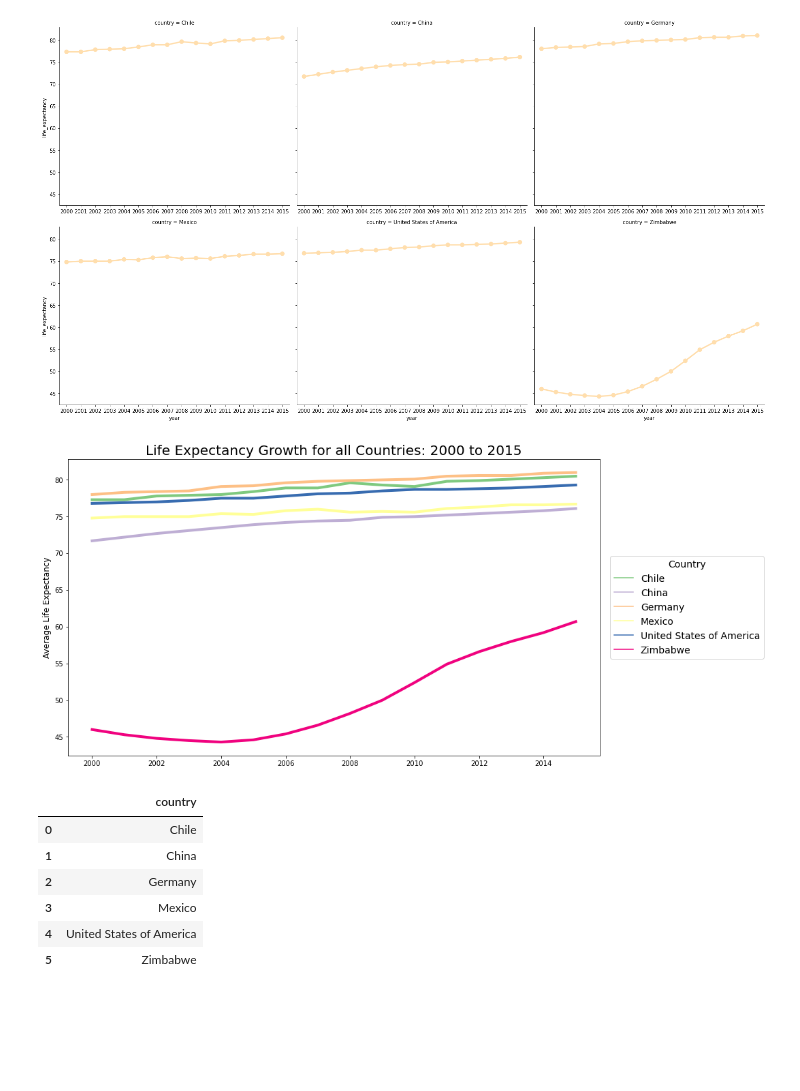
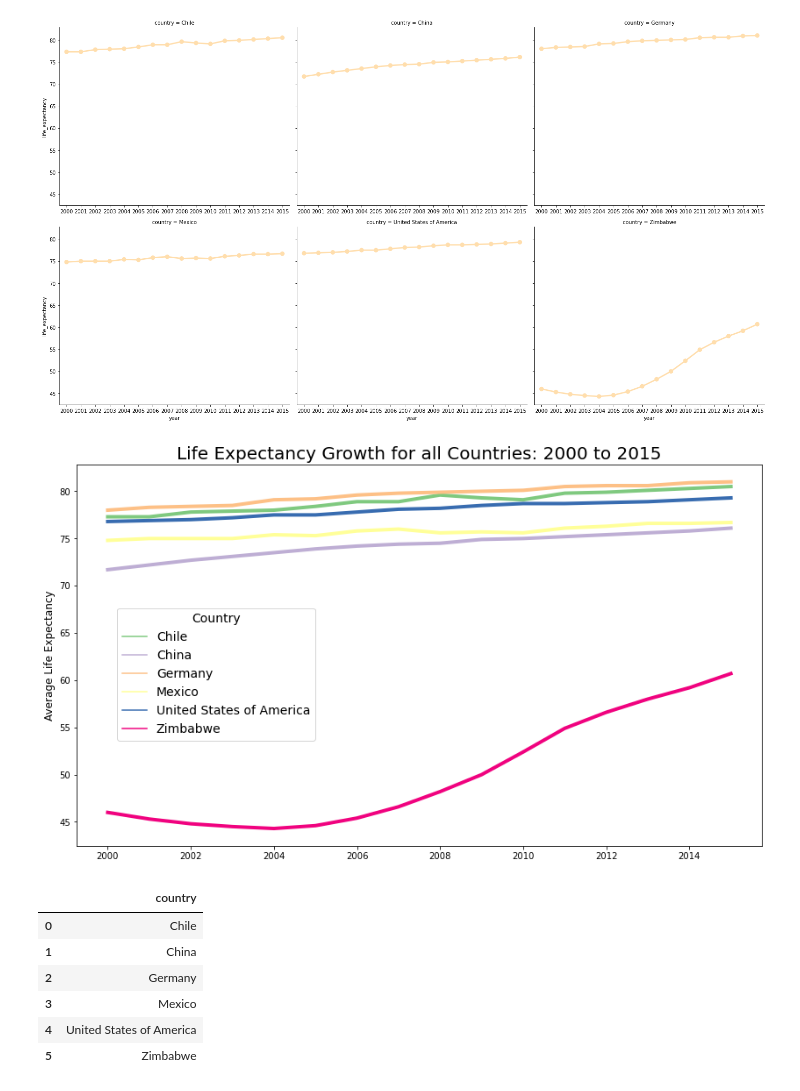
Before and after one commit to rj-pal/Codecademy, a Jupyter notebook: Life-Expectancy-and-GDP-Starter/life_expectancy_gdp.ipynb, the cells around one changed output. Saved outputs shown, nothing was run; the diff lists cells and outputs as text; code cells hidden in the pictures; blank space fills up the shorter version.

Commit message:
Updated visualizations

```diff
--- a/Life-Expectancy-and-GDP-Starter/life_expectancy_gdp.ipynb
+++ b/Life-Expectancy-and-GDP-Starter/life_expectancy_gdp.ipynb
@@ -95,21 +95,21 @@ plt.show()
 # %%
 plt.figure(figsize=(14, 8))
 ax = sns.lineplot(x='year', y='life_expectancy', hue='country', data=data, palette='Accent', linewidth=4)
 ax.set_title(f'Life Expectancy Growth for all Countries: 2000 to 2015', fontsize=20)
 ax.set_xlabel("")
 ax.set_ylabel("Average Life Expectancy", fontsize=12)
-# xticks = ax.get_xticks()
-# ax.set_xticks(xticks)
-# xticklabels = ax.get_xticklabels()
-# ax.set_xticklabels(xticklabels, fontsize=12)
-ax.legend(loc='center left',bbox_to_anchor=(1.01, 0.5), title='Country', title_fontsize=14, prop={'size': 14})
+ax.legend(loc='center left',bbox_to_anchor=(0.05, 0.45), title='Country', title_fontsize=14, prop={'size': 14})
+
+# v1 image info
+# loc='center left',bbox_to_anchor=(1.01, 0.5
+
 fig = plt.gcf()
 fig.set_facecolor('white')
-plt.savefig('life_expec_all.png', bbox_inches='tight', dpi=250)
+plt.savefig('life_expec_all_v2.png', bbox_inches='tight', dpi=250)
 
 plt.show()
 # %% [output]
-[figure, old version]
+[figure, new version]
 # %%
 # sns.catplot(x='year',y='gdp', col='country', data=data[data.country != "United States of America"], kind='bar', col_wrap=3, color='wheat', height=5.5, aspect=1.2, sharex=False)
 # plt.show()
```
Also changed, not shown: parts of 10 cells of this notebook, 4 other files.
